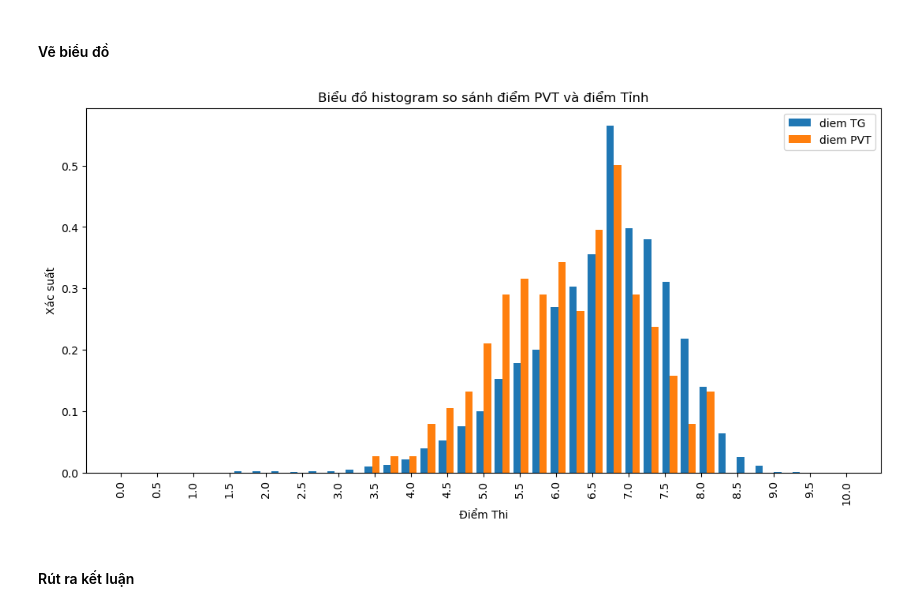
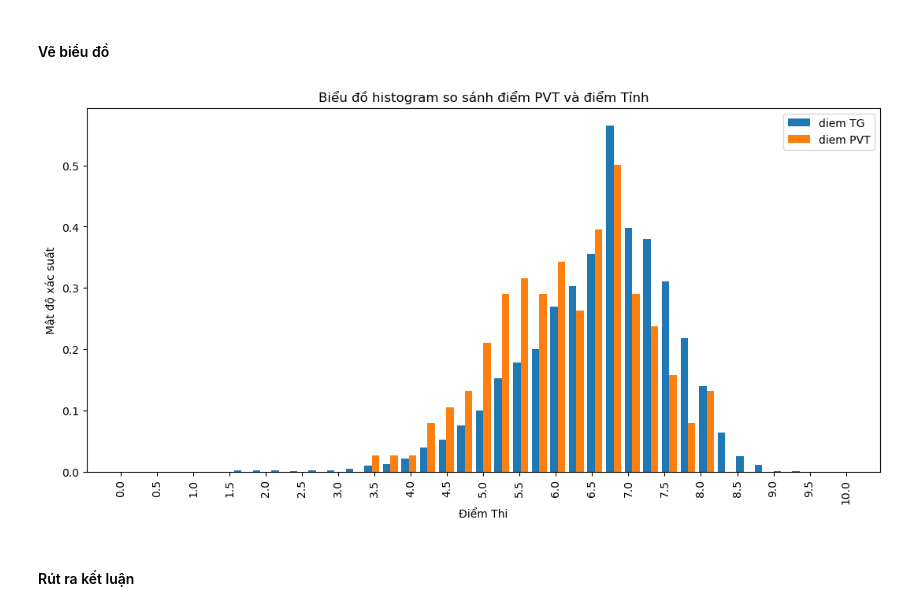
Before and after one commit to nauht1/ScoreAnalysisProject, a Jupyter notebook: Insight.ipynb, the cells around one changed output. Cells and saved outputs as stored; diff of their text form; code cells hidden in the pictures.

```diff
--- a/Insight.ipynb
+++ b/Insight.ipynb
@@ -462,20 +464,20 @@ diem_DTBTN_PVT = diemPVT['DTBTN']
 # %%
 # Tạo biểu đồ histogram
 plt.figure(figsize=(13, 6))
 
 bins = np.linspace(0, 10, 40)
 
 # Vẽ biểu đồ histogram cho điểm PVT (màu xanh)
 plt.hist([diem_DTBTN_TG, diem_DTBTN_PVT], bins, label=['diem TG', 'diem PVT'], density=True)
 
 plt.xlabel('Điểm Thi')
-plt.ylabel('Xác suất')
+plt.ylabel('Mật độ xác suất')
 plt.title('Biểu đồ histogram so sánh điểm PVT và điểm Tỉnh')
 plt.legend(loc='upper right')
 plt.xticks(np.arange(0, 10.5, 0.5), rotation=90)
 plt.show()
 # %% [output]
-[figure, old version]
+[figure, new version]
 # %% [markdown]
 #### Rút ra kết luận
 # %% [markdown]
```
Also changed, not shown: parts of 12 cells of this notebook.
